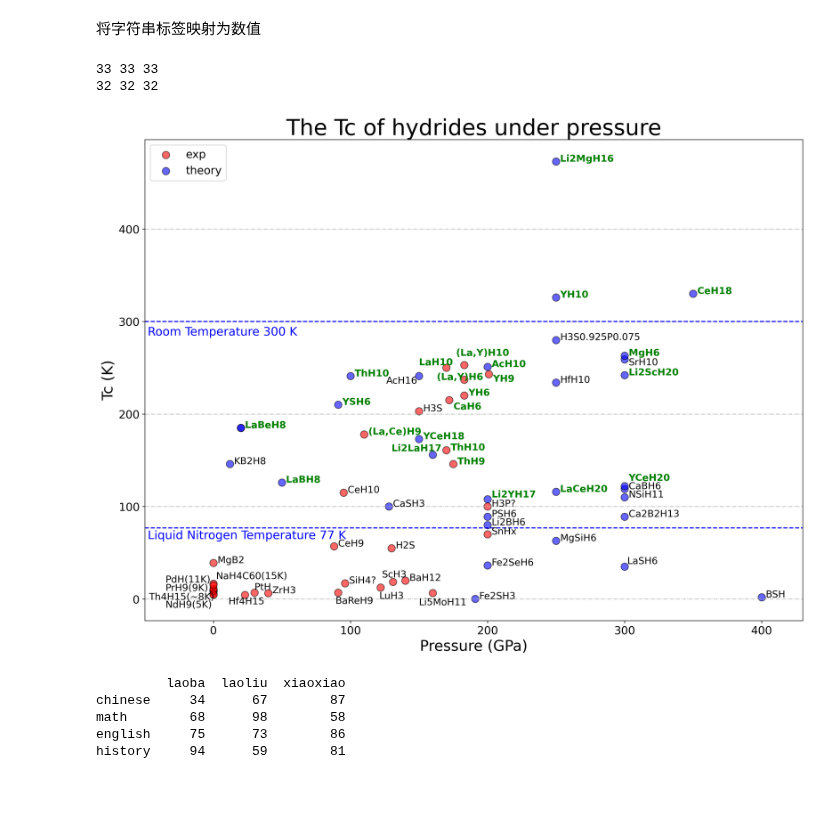
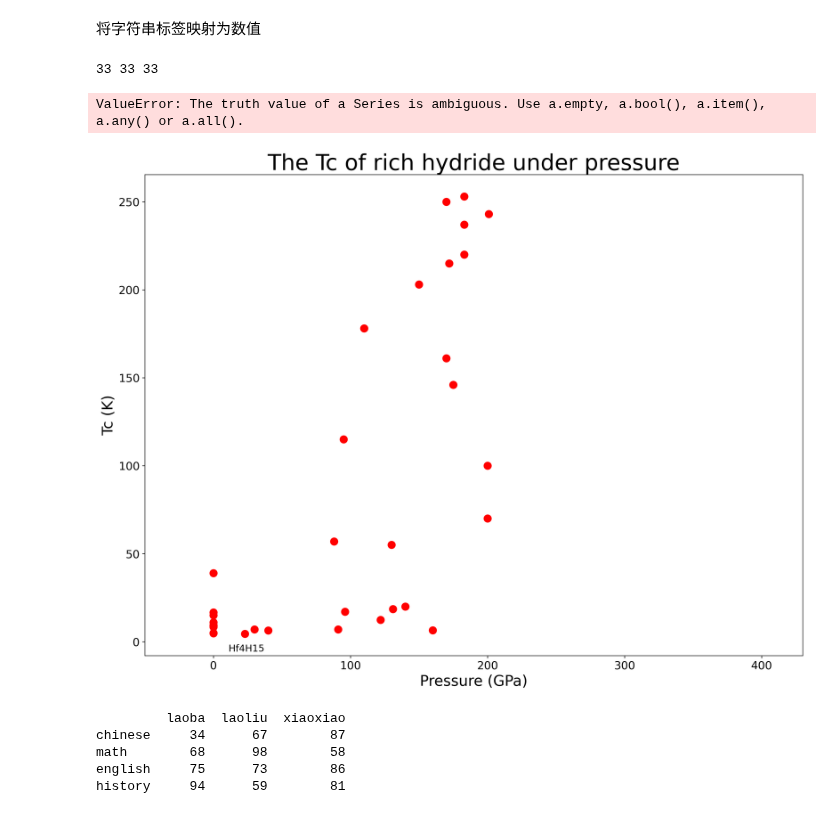
Before and after one commit to JLU-ICCMS-MaYuan/my_script, a Jupyter notebook: hydride-datasets/plot_year_Tc.ipynb, the cells around one changed output. Saved outputs shown, nothing was run; the diff lists cells and outputs as text; code cells hidden in the pictures.

```diff
--- a/hydride-datasets/plot_year_Tc.ipynb
+++ b/hydride-datasets/plot_year_Tc.ipynb
@@ -46,5 +27,9 @@ theory_h = total_hydrides[total_hydrides['theoryorexp']=='theory']
 # print(theory_h.shape)
 
 # total_hydrides[(total_hydrides['压力(GPa)']>200) & (total_hydrides['压力(GPa)']<300)]
-print(total_hydrides)
+# print(total_hydrides.head(5))
+dst_type = total_hydrides[total_hydrides['化合物']=='YH10'].get('类型')
+print(dst_type)
+if  dst_type.astype(str) == 'clathrate':
+    print(dst_type)
 # %% [output]
@@ -91,9 +62,9 @@ plt.figure(figsize=(16, 12),dpi=300)
 plt.xlabel("Pressure (GPa)",  fontsize=20)
 plt.xlim((-50,430))
 plt.ylabel("Tc (K)",  fontsize=20)
-plt.title("The Tc of hydrides under pressure",fontsize=30)
+plt.title("The Tc of rich hydride under pressure",fontsize=30)
 plt.tick_params(labelsize=15)
-plt.grid(axis="y", linestyle='-.')
+
 
 # Experiment
 exp_X = exp_h['压力(GPa)'].tolist()
@@ -101,8 +72,7 @@ exp_Y = exp_h['Tc(K)'].tolist()
 exp_annotations=exp_h['化合物'].tolist()
 print(len(exp_X), len(exp_Y), len(exp_annotations))
 
-plt.scatter(exp_X, exp_Y, s=100, c='r', label='exp', alpha=0.6, edgecolors='Black')
-
+plt.scatter(exp_X, exp_Y, s=100, c='r', label='exp')
 for i, label in enumerate(exp_annotations):
     if label not in ['NbH0.69', 'Pd0.55Cu0.45H0.04', 'HfV2H']:
         if label == 'PdH':
@@ -122,72 +92,62 @@ for i, label in enumerate(exp_annotations):
         elif label == 'LuH3':
             plt.annotate(label, (exp_X[i]-1, exp_Y[i]-12), fontsize=13)
         elif label == 'YH9':
-            plt.annotate(label, (exp_X[i]+3, exp_Y[i]-8), fontsize=13, color='green', weight='heavy')
+            plt.annotate(label, (exp_X[i]+3, exp_Y[i]-8), fontsize=13)
         elif label == 'LaH10':
-            plt.annotate(label, (exp_X[i]-20, exp_Y[i]+3), fontsize=13, color='green', weight='heavy')
+            plt.annotate(label, (exp_X[i]-20, exp_Y[i]+3), fontsize=13)
         elif label == 'NaH4C60':
             plt.annotate(label+'(15K)', (exp_X[i]+2, exp_Y[i]+7), fontsize=13)
         elif label == '(La,Y)H10':
-            plt.annotate(label, (exp_X[i]-6, exp_Y[i]+10), fontsize=13, color='green', weight='heavy')
+            plt.annotate(label, (exp_X[i]-6, exp_Y[i]+10), fontsize=13)
         elif label == '(La,Y)H6':
-            plt.annotate(label, (exp_X[i]-20, exp_Y[i]), fontsize=13, color='green', weight='heavy')
+            plt.annotate(label, (exp_X[i]-20, exp_Y[i]), fontsize=13)
         elif label == 'CaH6':
-            plt.annotate(label, (exp_X[i]+3, exp_Y[i]-10), fontsize=13, color='green', weight='heavy')
+            plt.annotate(label, (exp_X[i]+3, exp_Y[i]-10), fontsize=13)
         elif label == 'BaReH9':
             plt.annotate(label, (exp_X[i]-2, exp_Y[i]-12), fontsize=13)
         elif label == 'Li5MoH11':
             plt.annotate(label, (exp_X[i]-10, exp_Y[i]-13), fontsize=13)
         else:
             dst_type = total_hydrides[total_hydrides['化合物']==label]['类型']
-            if 'clathrate' in dst_type.to_string():
-                plt.annotate(label, (exp_X[i]+3, exp_Y[i]), fontsize=13, color='green', weight='heavy')
-            else:
-                plt.annotate(label, (exp_X[i]+3, exp_Y[i]), fontsize=13,)
+            if dst_type.astype(str) == 'clathrate':
+                plt.annotate(label, (exp_X[i]+3, exp_Y[i]), fontsize=13, color='green')
+
 # Theory
 theory_X = theory_h['压力(GPa)'].tolist()
 theory_Y = theory_h['Tc(K)'].tolist()
 theory_annotations=theory_h['化合物'].tolist()
 print(len(theory_X), len(theory_Y), len(theory_annotations))
 
-# alpha 点的透明度
-# linewidths 散点的边缘线宽
-# edgecolors 散点的边缘颜色
-plt.scatter(theory_X, theory_Y, s=100, c='b', label='theory', alpha=0.6, edgecolors='Black')
+plt.scatter(theory_X, theory_Y, s=100, c='b', label='theory')
 
 for i, label in enumerate(theory_annotations):
     if label not in ['xx',]:
         if label == 'SrH10':
             plt.annotate(label, (theory_X[i]+3, theory_Y[i]-6), fontsize=13)
         elif label == 'AcH16':
             plt.annotate(label, (theory_X[i]-24, theory_Y[i]-8), fontsize=13)
         elif label == 'Li2LaH17':
-            plt.annotate(label, (theory_X[i]-30, theory_Y[i]+4), fontsize=13, color='green', weight='heavy')
+            plt.annotate(label, (theory_X[i]-24, theory_Y[i]+4), fontsize=13)
         elif label == 'Li2YH17':
-            plt.annotate(label, (theory_X[i]+3, theory_Y[i]+2), fontsize=13, color='green', weight='heavy')
-        elif label == 'YCeH20':
-            plt.annotate(label, (theory_X[i]+3, theory_Y[i]+6), fontsize=13, color='green', weight='heavy')
+            plt.annotate(label, (theory_X[i]+3, theory_Y[i]+2), fontsize=13)
         elif label == 'LaSH6':
             plt.annotate(label, (theory_X[i]+2, theory_Y[i]+3), fontsize=13)
         else:
-            dst_type = total_hydrides[total_hydrides['化合物']==label]['类型']
-            if 'clathrate' in dst_type.to_string():
-                plt.annotate(label, (theory_X[i]+3, theory_Y[i]), fontsize=13, color='green', weight='heavy')
-            else:
-                plt.annotate(label, (theory_X[i]+3, theory_Y[i]), fontsize=13,)
+            plt.annotate(label, (theory_X[i]+3, theory_Y[i]), fontsize=13)
 
 
 plt.plot([-50, 430], [77, 77], linestyle='dashed', c='b')
 plt.text(-48, 285, 'Room Temperature 300 K', fontsize=16, color='b')
 plt.plot([-50, 430], [300, 300], linestyle='dashed', c='b')
-plt.text(-48, 65, 'Liquid Nitrogen Temperature 77 K', fontsize=16, color='b')
+plt.text(-48, 65, 'Liquid Nitrogen Temperature', fontsize=16, color='b')
 
 # 最终显示
 plt.legend(loc='upper left', fontsize=15)
 plt.show()
 # %% [output]
 33 33 33
-32 32 32
+ValueError: The truth value of a Series is ambiguous. Use a.empty, a.bool(), a.item(), a.any() or a.all().
-[figure, old version]
+[figure, new version]
 # %%
 import pandas as pd
 score = [[34,67,87],[68,98,58],[75,73,86],[94,59,81]]
```
Also changed, not shown: parts of 2 cells of this notebook.
